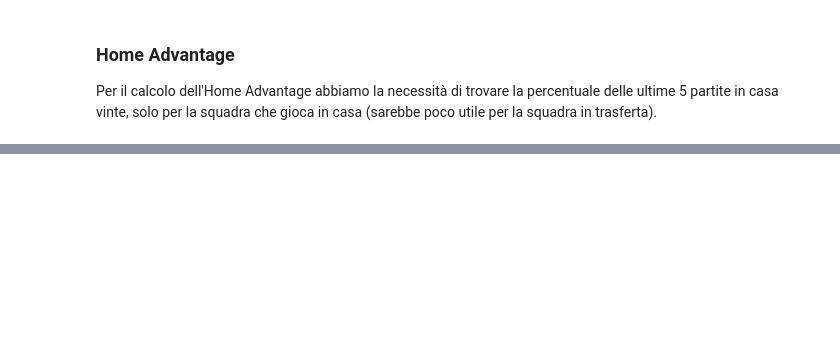
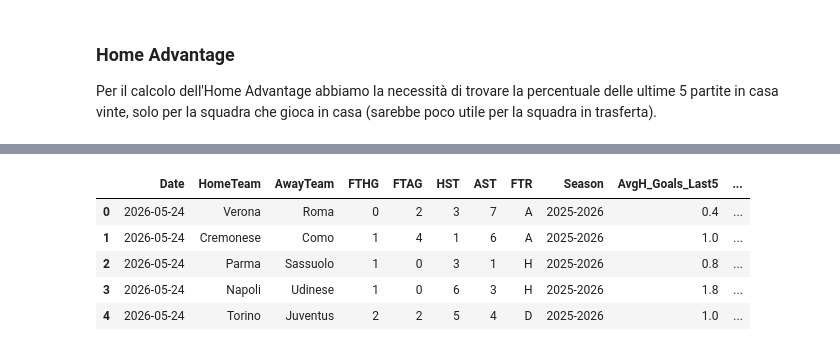
Before and after one commit to Lucaseraaa/sports-game-outcome-predictor, a Jupyter notebook: notebook/feature-engineering.ipynb, the cells around one changed output, grey strips where cells are left out. Saved outputs shown, nothing was run; the diff lists cells and outputs as text; code cells hidden in the pictures; blank space fills up the shorter version.

Commit message:
Aggiunta la feature Classifica cumulativa al dataset

```diff
--- a/notebook/feature-engineering.ipynb
+++ b/notebook/feature-engineering.ipynb
@@ -328,0 +332,52 @@ home_advantage_dataset.head()
+# %%
+# Assegno i punti della singola partita in base al risultato
+home_advantage_dataset["Home_Points_Match"] = np.select(
+    [home_advantage_dataset["FTR"] == "H", home_advantage_dataset["FTR"] == "D"],
+    [3, 1],
+    default=0
+)
+home_advantage_dataset["Away_Points_Match"] = np.select(
+    [home_advantage_dataset["FTR"] == "A", home_advantage_dataset["FTR"] == "D"],
+    [3, 1],
+    default=0
+)
+
+# Sdoppio il dataset per raccogliere i punti dal punto di vista della singola squadra
+# ed ottenere i punti effettuati in casa e in trasferta
+pts_home =home_advantage_dataset[["Date", "Season", "HomeTeam", "Home_Points_Match"]].copy()
+pts_home.columns = ["Date", "Season", "Team", "Points"]
+
+pts_away = home_advantage_dataset[["Date", "Season", "AwayTeam", "Away_Points_Match"]].copy()
+pts_away.columns = ["Date", "Season", "Team", "Points"]
+
+# Unisco con concat per ottenere i punti totali
+team_pts = pd.concat([pts_home, pts_away]).sort_values(["Season", "Team", "Date"])
+
+# Calcolo i punti cumulativi usando cumsum() per sommare e groupby per stagione per azzerare la classifica ad ogni nuova stagione
+team_pts["Cumulative_Points"] = team_pts.groupby(["Season", "Team"])["Points"].cumsum()
+
+# Uso shift per non contare la partita corrente
+team_pts["Points_Before_Match"] = team_pts.groupby(["Season", "Team"])["Cumulative_Points"].shift(1).fillna(0)
+
+# Preparo i due dataframe di supporto per il merge finale
+pts_to_merge_home = team_pts[["Date", "Team", "Points_Before_Match"]].copy()
+pts_to_merge_home.columns = ["Date", "HomeTeam", "Home_Current_Points"]
+
+pts_to_merge_away = team_pts[["Date", "Team", "Points_Before_Match"]].copy()
+pts_to_merge_away.columns = ["Date", "AwayTeam", "Away_Current_Points"]
+
+# Aggiungo i punti in classifica al dataset definitivo
+final_dataset = pd.merge(home_advantage_dataset, pts_to_merge_home, on=["Date", "HomeTeam"], how="left")
+final_dataset = pd.merge(final_dataset, pts_to_merge_away, on=["Date", "AwayTeam"], how="left")
+
+# Pulisco le colonne temporanee utili al calcolo
+final_dataset = final_dataset.drop(columns=["Home_Points_Match", "Away_Points_Match"])
+
+final_dataset.head()
+# %% [output]
+|  | Date | HomeTeam | AwayTeam | FTHG | FTAG | HST | AST | FTR | Season | AvgH_Goals_Last5 | ... |
+| 0 | 2026-05-24 | Verona | Roma | 0 | 2 | 3 | 7 | A | 2025-2026 | 0.4 | ... |
+| 1 | 2026-05-24 | Cremonese | Como | 1 | 4 | 1 | 6 | A | 2025-2026 | 1.0 | ... |
+| 2 | 2026-05-24 | Parma | Sassuolo | 1 | 0 | 3 | 1 | H | 2025-2026 | 0.8 | ... |
+| 3 | 2026-05-24 | Napoli | Udinese | 1 | 0 | 6 | 3 | H | 2025-2026 | 1.8 | ... |
+| 4 | 2026-05-24 | Torino | Juventus | 2 | 2 | 5 | 4 | D | 2025-2026 | 1.0 | ... |
```
Also changed, not shown: parts of 8 cells of this notebook.
